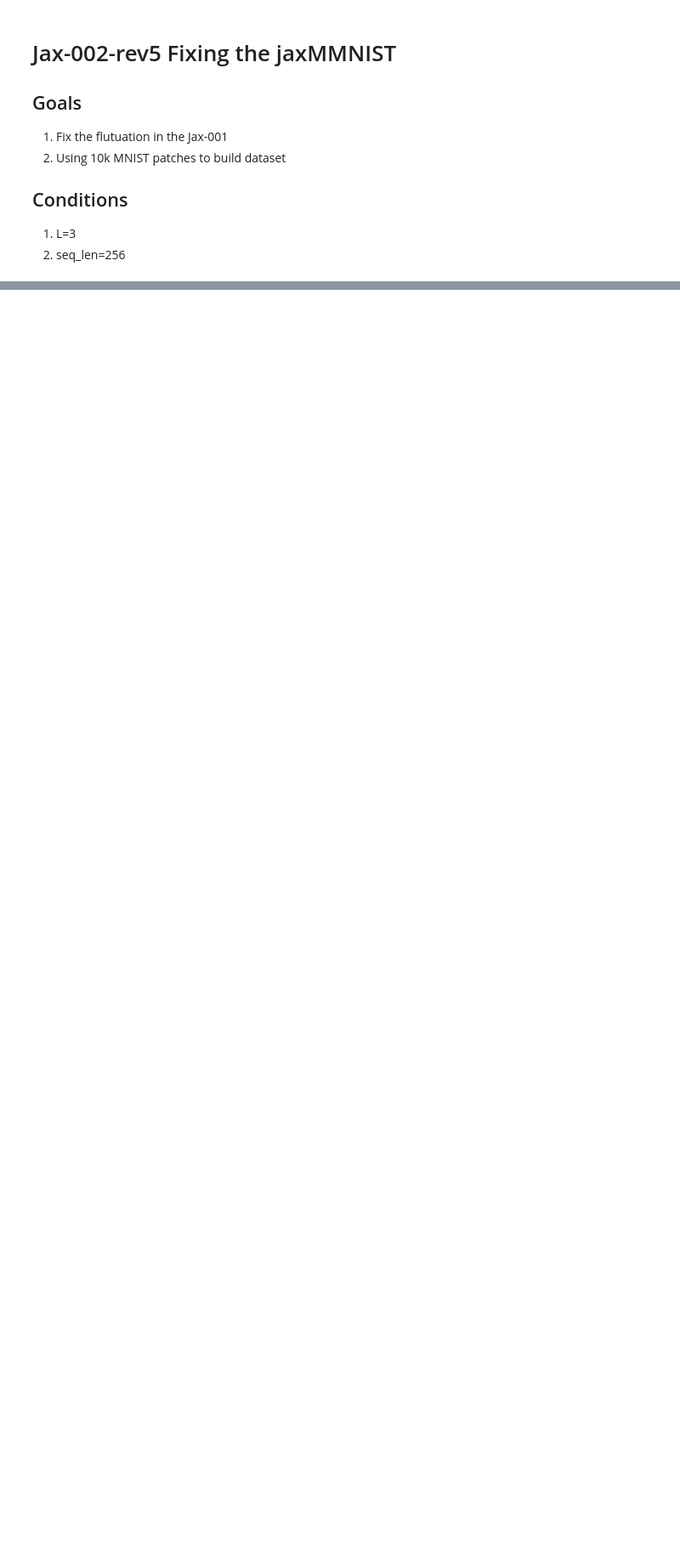
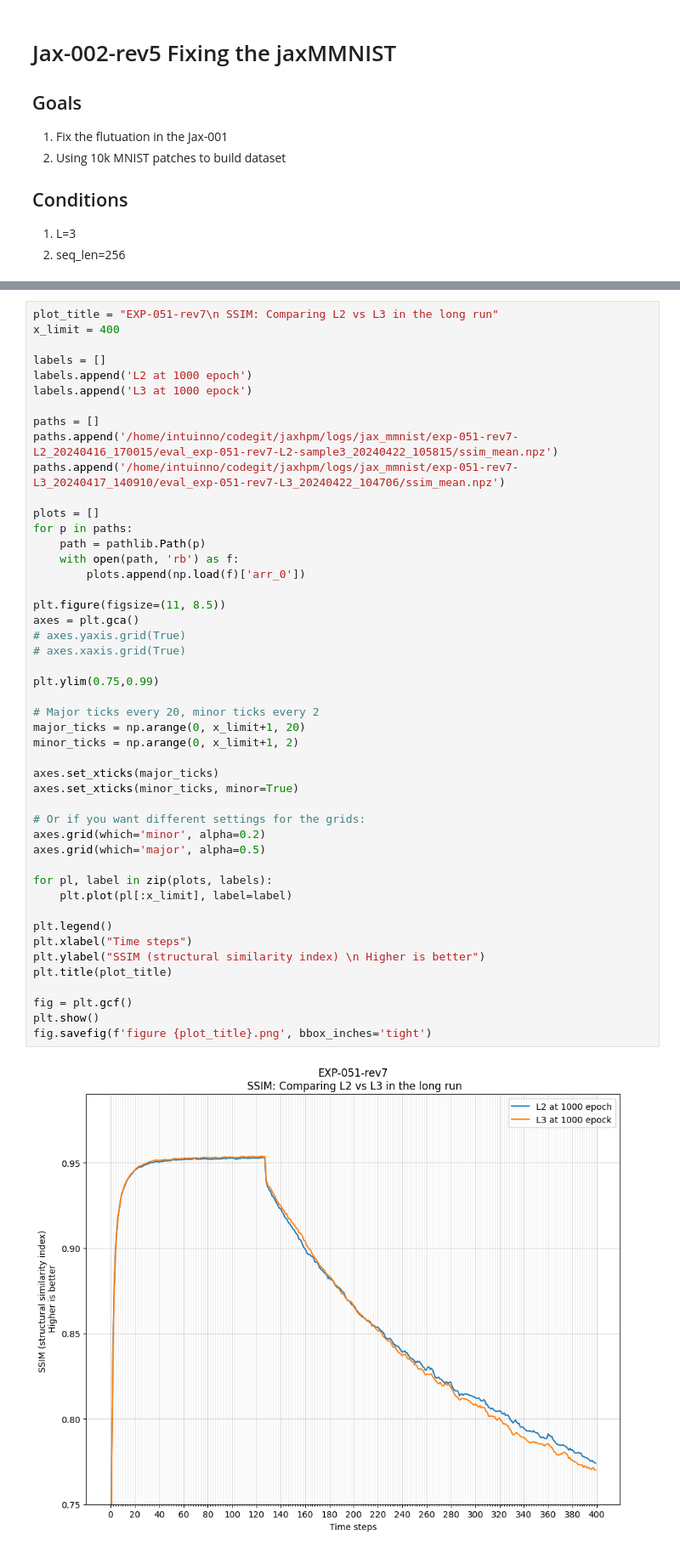
Before and after one commit to intuinno/jaxhpm, a Jupyter notebook: notebooks/experiment evaluation.ipynb, the cells around one changed output, grey strips where cells are left out. Shown at 85% size. Cells and saved outputs as stored; diff of their text form; blank space fills up the shorter version.

Commit message:
updating eval notebook

```diff
--- a/notebooks/experiment evaluation.ipynb
+++ b/notebooks/experiment evaluation.ipynb
@@ -311,0 +322,49 @@ fig.savefig(f'figure {plot_title}.png', bbox_inches='tight')
+# %%
+plot_title = "EXP-051-rev7\n SSIM: Comparing L2 vs L3 in the long run"
+x_limit = 400
+
+labels = []
+labels.append('L2 at 1000 epoch')
+labels.append('L3 at 1000 epock')
+
+paths = []
+paths.append('/home/intuinno/codegit/jaxhpm/logs/jax_mmnist/exp-051-rev7-L2_20240416_170015/eval_exp-051-rev7-L2-sample3_20240422_105815/ssim_mean.npz')
+paths.append('/home/intuinno/codegit/jaxhpm/logs/jax_mmnist/exp-051-rev7-L3_20240417_140910/eval_exp-051-rev7-L3_20240422_104706/ssim_mean.npz')
+
+plots = []
+for p in paths:
+    path = pathlib.Path(p)
+    with open(path, 'rb') as f:
+        plots.append(np.load(f)['arr_0'])
+
+plt.figure(figsize=(11, 8.5))
+axes = plt.gca()
+# axes.yaxis.grid(True)
+# axes.xaxis.grid(True)
+
+plt.ylim(0.75,0.99)
+
+# Major ticks every 20, minor ticks every 2
+major_ticks = np.arange(0, x_limit+1, 20)
+minor_ticks = np.arange(0, x_limit+1, 2)
+
+axes.set_xticks(major_ticks)
+axes.set_xticks(minor_ticks, minor=True)
+
+# Or if you want different settings for the grids:
+axes.grid(which='minor', alpha=0.2)
+axes.grid(which='major', alpha=0.5)
+
+for pl, label in zip(plots, labels):
+    plt.plot(pl[:x_limit], label=label)
+
+plt.legend()
+plt.xlabel("Time steps")
+plt.ylabel("SSIM (structural similarity index) \n Higher is better")
+plt.title(plot_title)
+
+fig = plt.gcf()
+plt.show()
+fig.savefig(f'figure {plot_title}.png', bbox_inches='tight')
+# %% [output]
+[figure, added]
```
Also changed, not shown: parts of 3 cells of this notebook.
